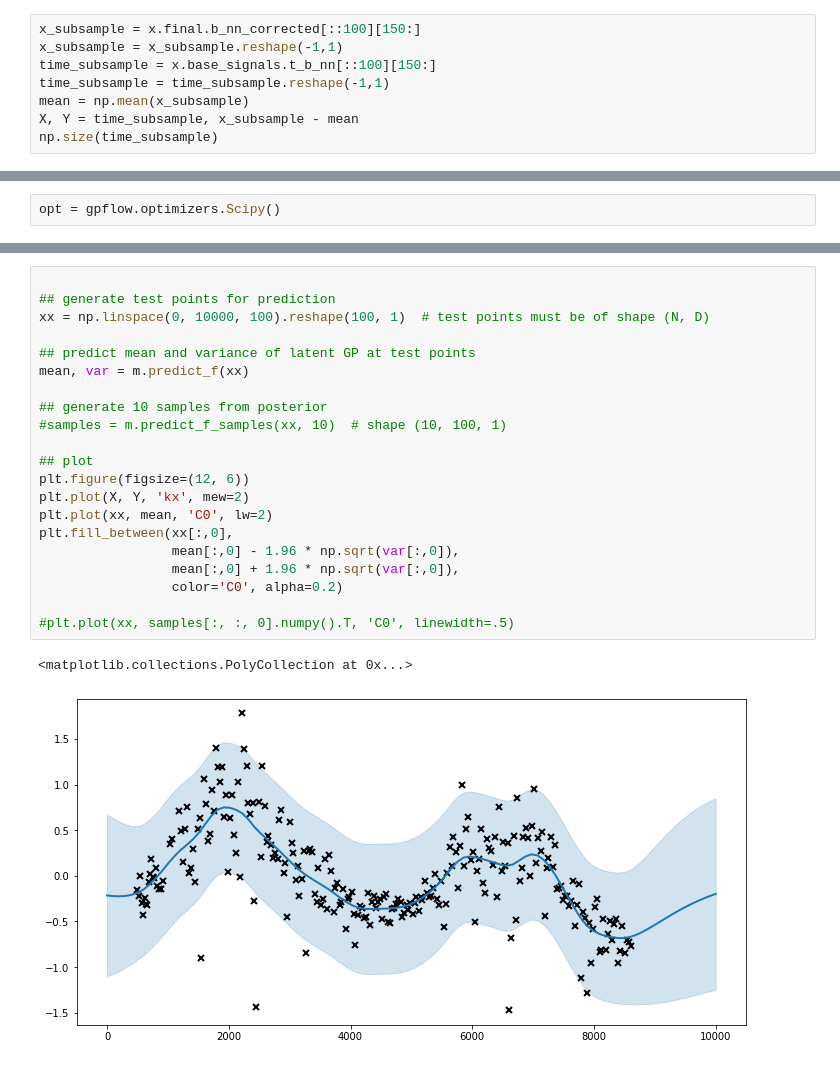
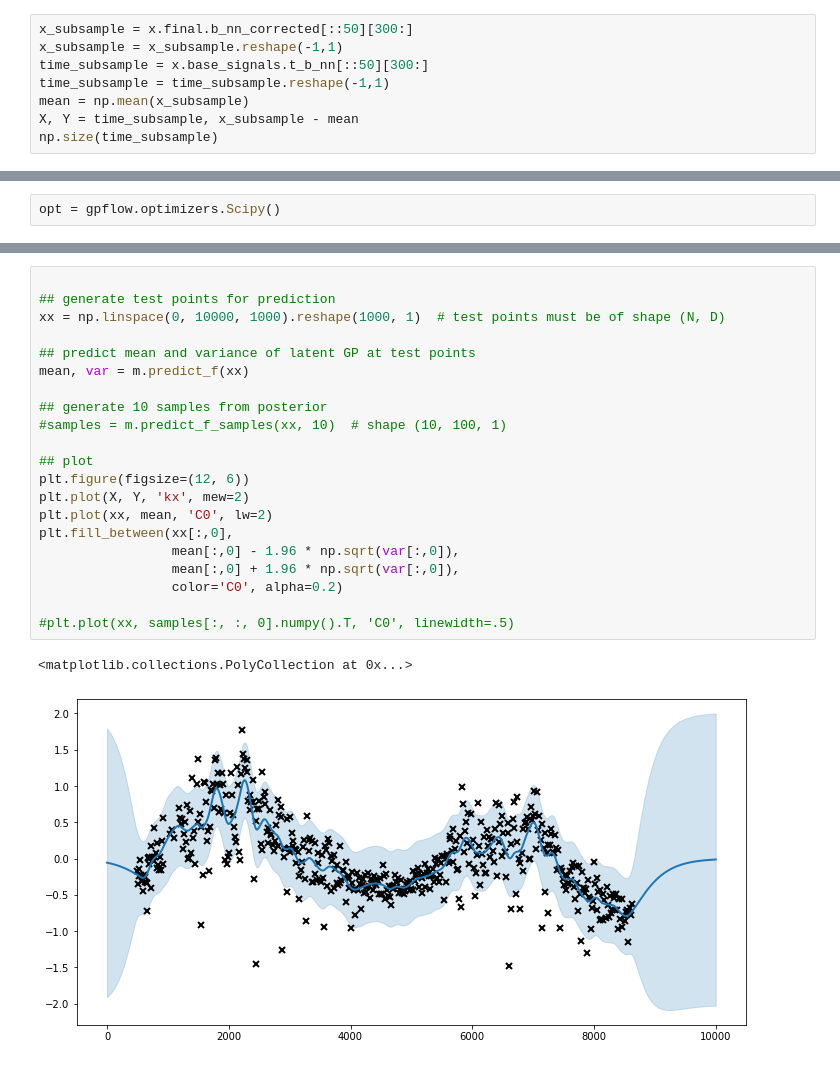
Before and after one commit to roksikonja/dslab_virgo_tsi, a Jupyter notebook: GP-for whole dataset.ipynb, the cells around one changed output, grey strips where cells are left out. Drawn from its saved outputs; the diff is of its cells as text.

```diff
--- a/GP-for whole dataset.ipynb
+++ b/GP-for whole dataset.ipynb
@@ -8,9 +8,9 @@ import matplotlib.pyplot as plt
 with open('results/2019-11-16_12-35-14_smooth_monotonic/smooth_monotonic_modeling_result.pkl', 'rb') as handle:
     x = pickle.load(handle)
 # %%
-x_subsample = x.final.b_nn_corrected[::100][150:]
+x_subsample = x.final.b_nn_corrected[::50][300:]
 x_subsample = x_subsample.reshape(-1,1)
-time_subsample = x.base_signals.t_b_nn[::100][150:]
+time_subsample = x.base_signals.t_b_nn[::50][300:]
 time_subsample = time_subsample.reshape(-1,1)
 mean = np.mean(x_subsample)
 X, Y = time_subsample, x_subsample - mean
@@ -81,24 +83,24 @@ GPR.likelihood.variance            Parameter  Softplus     True         ()
 # %%
 
 ## generate test points for prediction
-xx = np.linspace(0, 10000, 100).reshape(100, 1)  # test points must be of shape (N, D)
+xx = np.linspace(0, 10000, 1000).reshape(1000, 1)  # test points must be of shape (N, D)
 
 ## predict mean and variance of latent GP at test points
 mean, var = m.predict_f(xx)
 
 ## generate 10 samples from posterior
 #samples = m.predict_f_samples(xx, 10)  # shape (10, 100, 1)
 
 ## plot
 plt.figure(figsize=(12, 6))
 plt.plot(X, Y, 'kx', mew=2)
 plt.plot(xx, mean, 'C0', lw=2)
 plt.fill_between(xx[:,0],
                  mean[:,0] - 1.96 * np.sqrt(var[:,0]),
                  mean[:,0] + 1.96 * np.sqrt(var[:,0]),
                  color='C0', alpha=0.2)
 
 #plt.plot(xx, samples[:, :, 0].numpy().T, 'C0', linewidth=.5)
 # %% [output]
 <matplotlib.collections.PolyCollection at 0x...>
-[figure, old version]
+[figure, new version]
```
Also changed, not shown: parts of 6 cells of this notebook.
